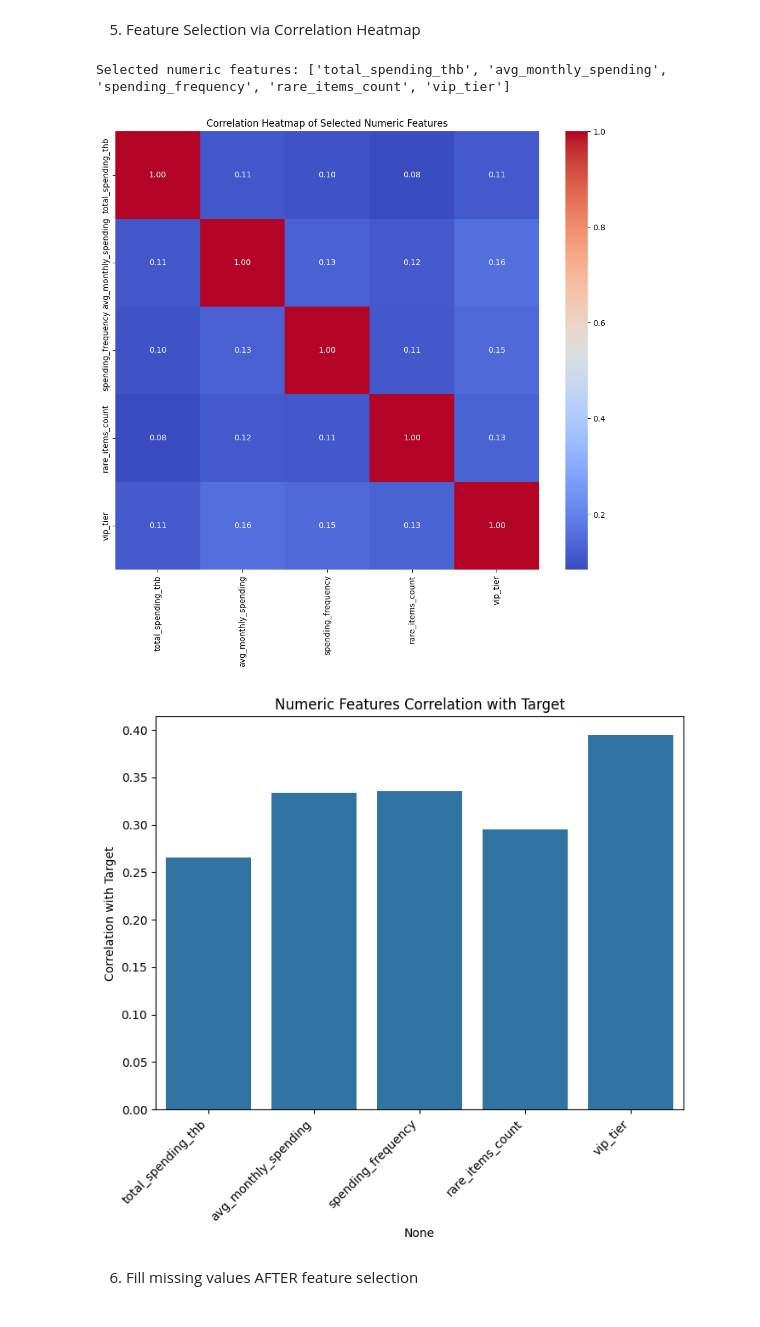
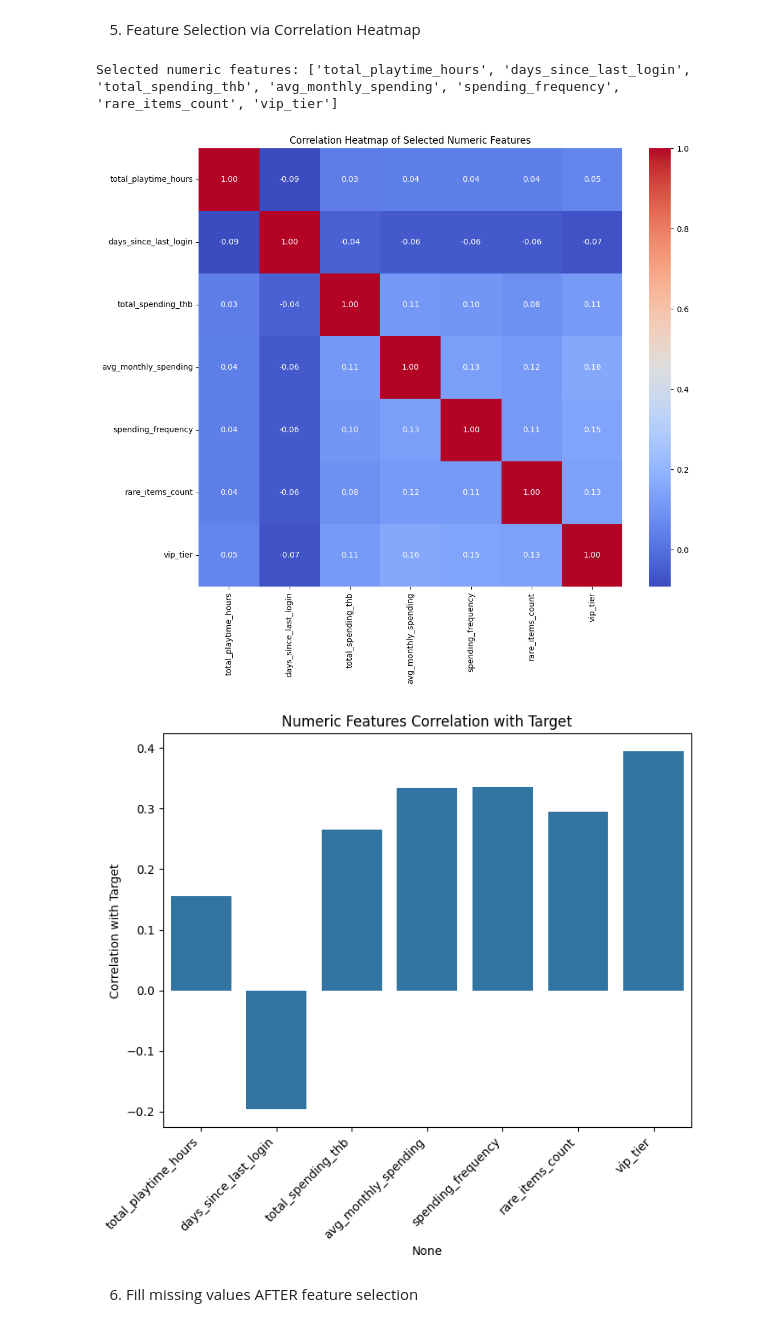
Before and after one commit to kurvidah/cpe342-player-intelligence-system, a Jupyter notebook: task2/task2_model.ipynb, the cells around one changed output. Saved outputs shown, nothing was run; the diff lists cells and outputs as text; code cells hidden in the pictures.

```diff
--- a/task2/task2_model.ipynb
+++ b/task2/task2_model.ipynb
@@ -72,31 +72,31 @@ if y.dtype == 'object':
 # %%
 X_num = train_clean[numeric_cols]
 corr_with_target = X_num.corrwith(pd.Series(y))
-selected_numeric = corr_with_target[abs(corr_with_target) > 0.25].index.tolist()
+selected_numeric = corr_with_target[abs(corr_with_target) > 0.15].index.tolist()
 print("Selected numeric features:", selected_numeric)
 
 categorical_features = train_clean.select_dtypes(include=['object']).columns.tolist()
 categorical_features = [c for c in categorical_features if c != TARGET]
 
 X = pd.concat([train_clean[selected_numeric], train_clean[categorical_features]], axis=1)
 X_test = pd.concat([test_X[selected_numeric], test_X[categorical_features]], axis=1)
 
 corr_matrix = X_num[selected_numeric].corr()
 plt.figure(figsize=(12,10))
 sns.heatmap(corr_matrix, annot=True, fmt=".2f", cmap="coolwarm", cbar=True)
 plt.title("Correlation Heatmap of Selected Numeric Features")
 plt.show()
 
 plt.figure(figsize=(8,6))
 sns.barplot(x=corr_with_target[selected_numeric].index, y=corr_with_target[selected_numeric].values)
 plt.xticks(rotation=45, ha='right')
 plt.ylabel("Correlation with Target")
 plt.title("Numeric Features Correlation with Target")
 plt.show()
 # %% [output]
-Selected numeric features: ['total_spending_thb', 'avg_monthly_spending', 'spending_frequency', 'rare_items_count', 'vip_tier']
+Selected numeric features: ['total_playtime_hours', 'days_since_last_login', 'total_spending_thb', 'avg_monthly_spending', 'spending_frequency', 'rare_items_count', 'vip_tier']
-[figure, old version]
+[figure, new version]
-[figure, old version]
+[figure, new version]
 # %% [markdown]
 6) Fill missing values AFTER feature selection
 # %%
```
Also changed, not shown: parts of 3 cells of this notebook, 8 other files.
